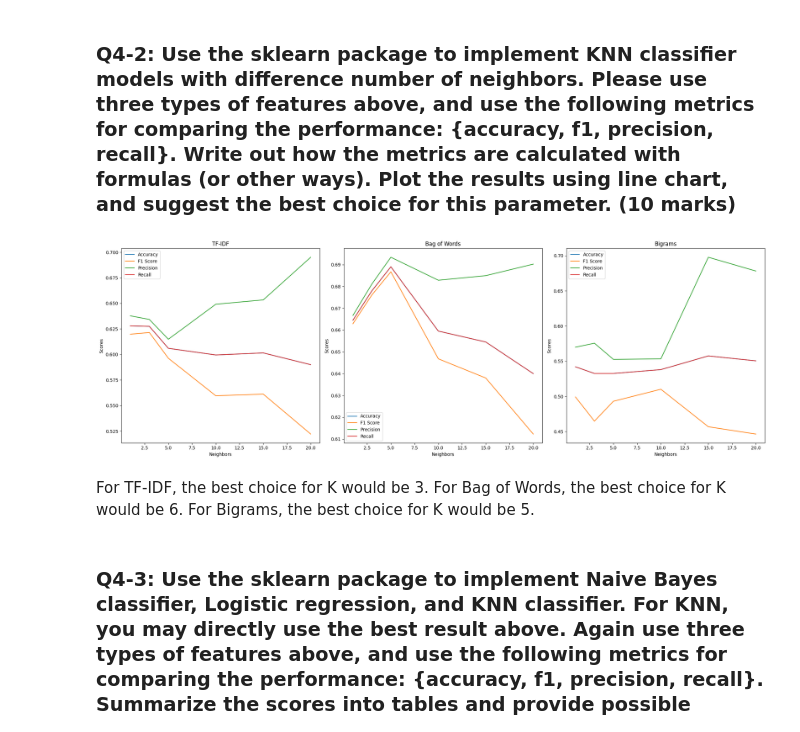
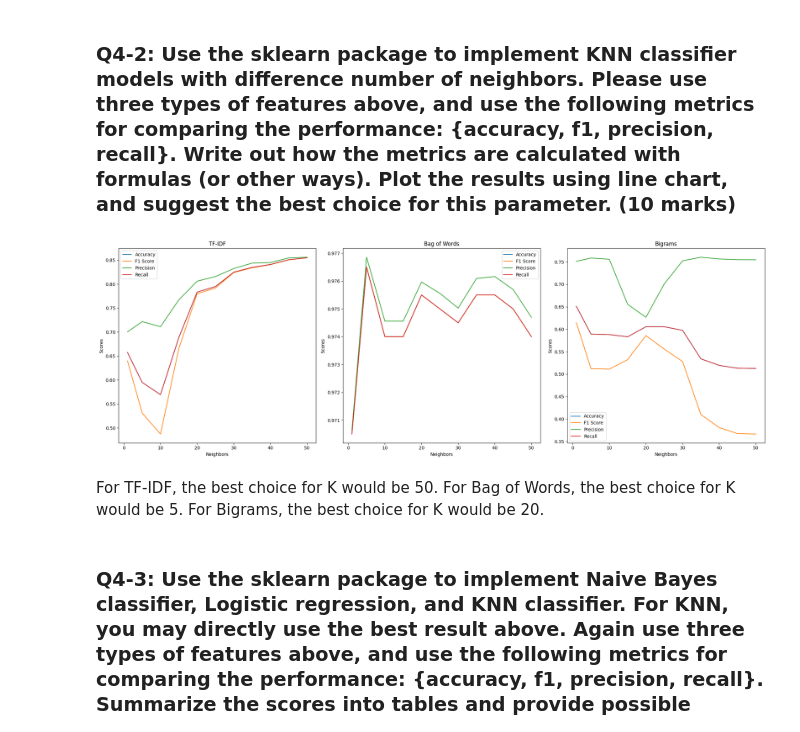
Before and after one commit to mawga2/year3_proj, a Jupyter notebook: apai4011/4011A1_questions.ipynb, the cells around one changed output. Saved outputs shown, nothing was run; the diff lists cells and outputs as text; code cells hidden in the pictures.

```diff
--- a/apai4011/4011A1_questions.ipynb
+++ b/apai4011/4011A1_questions.ipynb
@@ -101,9 +101,9 @@ def emoji_to_word(tweet):
     tweet = emoji.demojize(tweet)
     return tweet
 
-def emoticons_to_word(tweet, Emoticon_Dictionary):
-    for emoticon in Emoticon_Dictionary.keys():
-        tweet = tweet.replace(emoticon, Emoticon_Dictionary[emoticon])
+def emoticons_to_word(tweet, emoticon_dict):
+    for emoticon, word in emoticon_dict.items():
+        tweet = tweet.replace(emoticon, word)
     return tweet
 
 def remove_pattern(tweet, pattern):
@@ -344,4 +344,6 @@ Emoticon_Dictionary = {
     u"\(\*￣m￣\)":"Dissatisfied",
     u"\(‘A`\)":"Snubbed"
 }
+
+Emoticon_Dictionary = {re.sub(r'\\(.)', r'\1', key): v for key, v in Emoticon_Dictionary.items()}
 # %%
@@ -569,7 +570,7 @@ def knn(X_train, X_test, y_train, y_test, neighbors):
     return results
 
 # plot a line chart
-neighbours = [1, 3, 5, 10, 15, 20]
+neighbours = [1, 5, 10, 15, 20, 25, 30, 35, 40, 45, 50]
 results_tfidf = knn(X_train_tfidf, X_test_tfidf, y_train, y_test, neighbours)
 results_bow = knn(X_train_bow, X_test_bow, y_train, y_test, neighbours)
 results_bigram = knn(X_train_bigram, X_test_bigram, y_train, y_test, neighbours)
@@ -582,36 +583,36 @@ plt.plot(neighbours, results_tfidf['f1'], label='F1 Score')
 plt.plot(neighbours, results_tfidf['precision'], label='Precision')
 plt.plot(neighbours, results_tfidf['recall'], label='Recall')
 plt.title('TF-IDF')
 plt.xlabel('Neighbors')
 plt.ylabel('Scores')
 plt.legend()
 
 plt.subplot(1, 3, 2)
 plt.plot(neighbours, results_bow['accuracy'], label='Accuracy')
 plt.plot(neighbours, results_bow['f1'], label='F1 Score')
 plt.plot(neighbours, results_bow['precision'], label='Precision')
 plt.plot(neighbours, results_bow['recall'], label='Recall')
 plt.title('Bag of Words')
 plt.xlabel('Neighbors')
 plt.ylabel('Scores')
 plt.legend()
 
 plt.subplot(1, 3, 3)
 plt.plot(neighbours, results_bigram['accuracy'], label='Accuracy')
 plt.plot(neighbours, results_bigram['f1'], label='F1 Score')
 plt.plot(neighbours, results_bigram['precision'], label='Precision')
 plt.plot(neighbours, results_bigram['recall'], label='Recall')
 plt.title('Bigrams')
 plt.xlabel('Neighbors')
 plt.ylabel('Scores')
 plt.legend()
 
 plt.tight_layout()
 plt.show()
 # %% [output]
-[figure, old version]
+[figure, new version]
 # %% [markdown]
-For TF-IDF, the best choice for K would be 3. For Bag of Words, the best choice for K would be 6. For Bigrams, the best choice for K would be 5.
+For TF-IDF, the best choice for K would be 50. For Bag of Words, the best choice for K would be 5. For Bigrams, the best choice for K would be 20.
 # %% [markdown]
 ### Q4-3: Use the sklearn package to implement Naive Bayes classifier, Logistic regression, and KNN classifier. For KNN, you may directly use the best result above. Again use three types of features above, and use the following metrics for comparing the performance: {accuracy, f1, precision, recall}. Summarize the scores into tables and provide possible reasons that lead to this situation. Is the performance good? Why? (5 marks)
 
```
Also changed, not shown: parts of 11 cells of this notebook.
